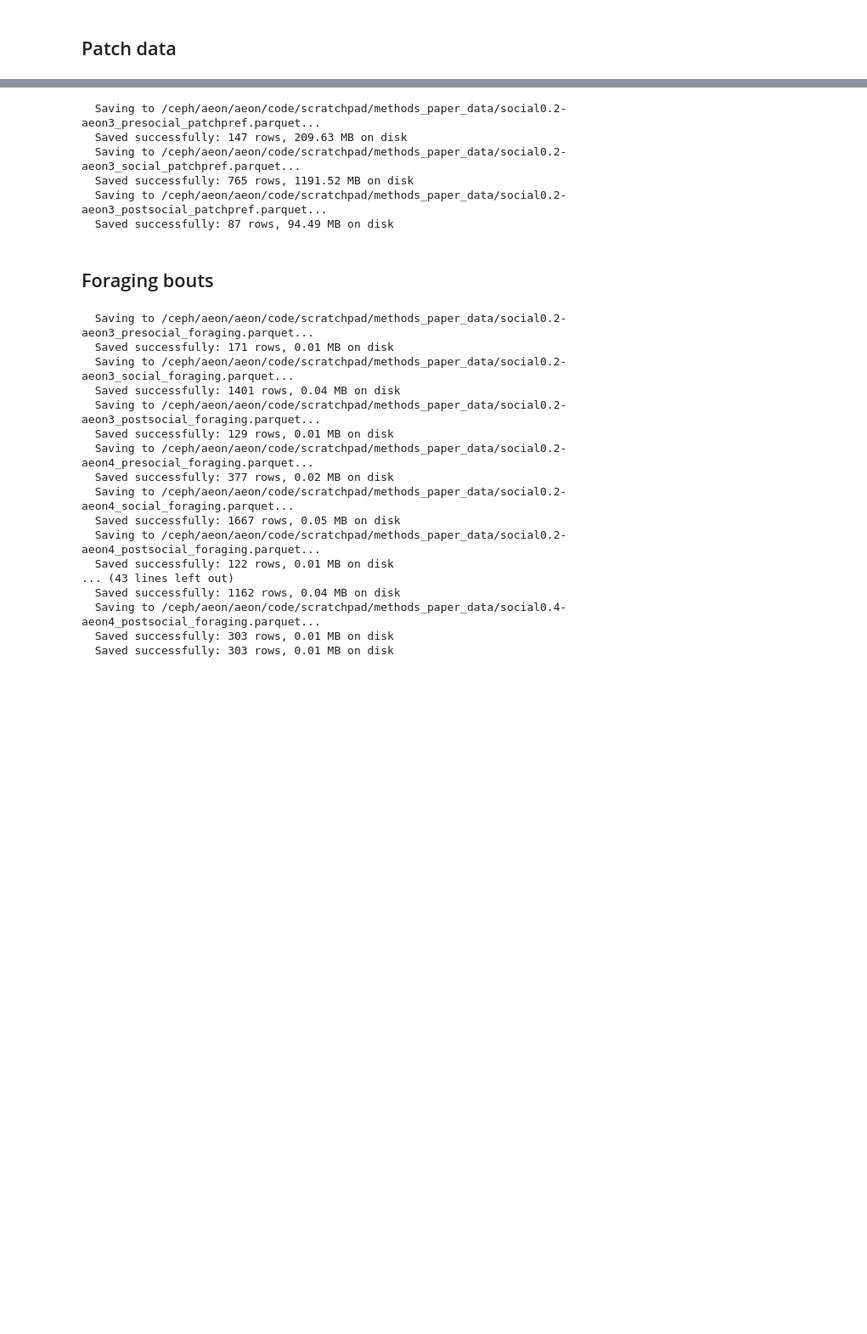
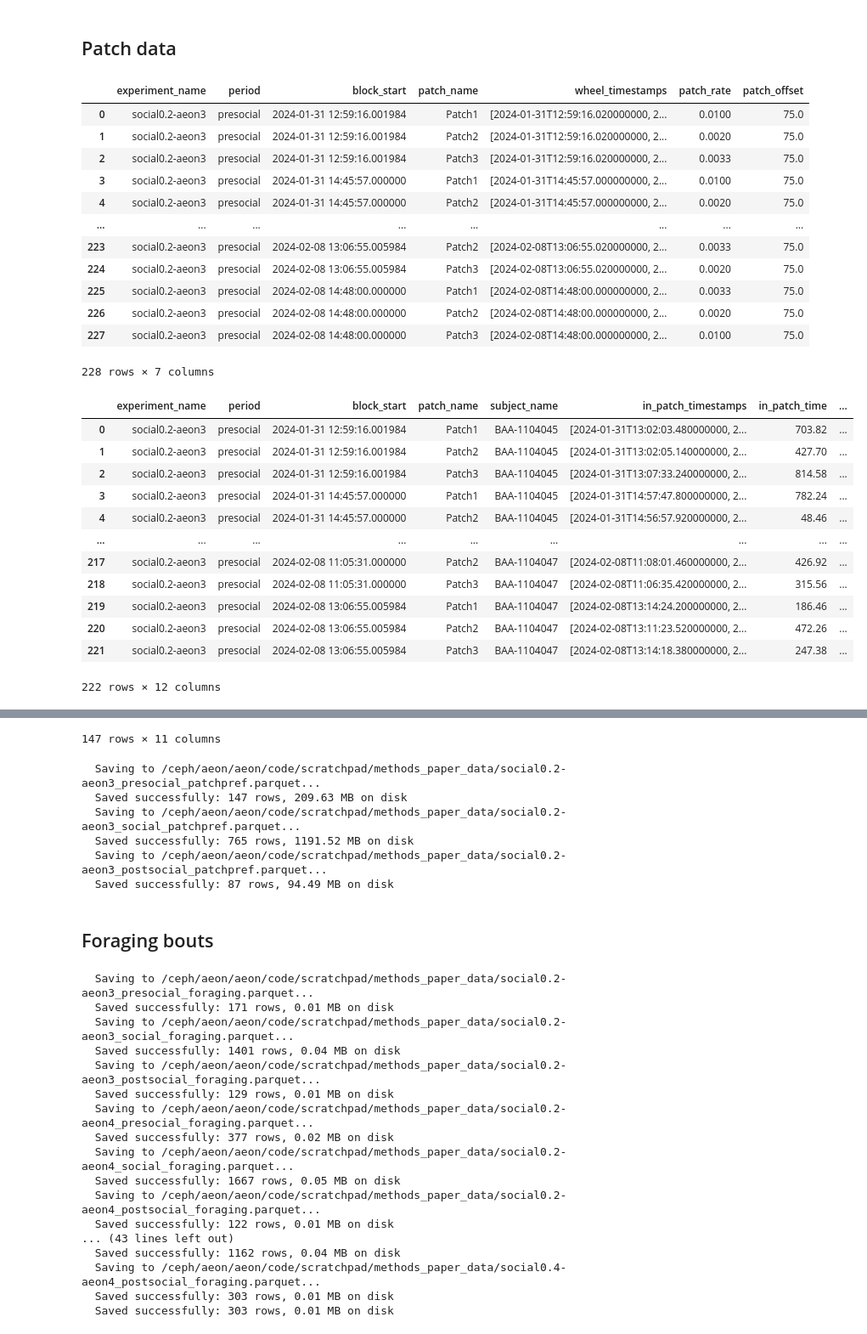
Before and after one commit to SainsburyWellcomeCentre/aeon_scratchpad, a Jupyter notebook: aeon_analysis/aeon_methods_paper/dj_data_loading.ipynb, the cells around one changed output, grey strips where cells are left out. Shown at 85% size. Cells and saved outputs as stored; diff of their text form; code cells hidden in the pictures; blank space fills up the shorter version.

Commit message:
cleaned up patch and patchpref data to save

```diff
--- a/aeon_analysis/aeon_methods_paper/dj_data_loading.ipynb
+++ b/aeon_analysis/aeon_methods_paper/dj_data_loading.ipynb
@@ -113,6 +120,7 @@ patch_info_dict = {}
 subject_patch_data_dict = {}
 subject_patch_pref_dict = {}
 
+experiments = [experiments[0]]
 for exp in experiments:
     key = {"experiment_name": exp["name"]}
 
@@ -143,25 +151,23 @@ for exp in experiments:
             ["final_preference_by_time", "final_preference_by_wheel"]
         )
 
-        # Convert patch_info list to DataFrame right away
-        if patch_info:
-            patch_info_df = pd.DataFrame(patch_info)
-            # Add experiment_name if not already present
-            if 'experiment_name' not in patch_info_df.columns:
-                patch_info_df.insert(0, 'experiment_name', exp["name"])
+        # Extra processing on patch_info
+        if not patch_info.empty:
+
+            # Add experiment_name and period columns for reference
+            patch_info.insert(0, "experiment_name", exp["name"])
+            patch_info.insert(1, "period", period_name)
+
+        # Extra processing on block_subject_patch_data
+        if not block_subject_patch_data.empty:
+
             # Add period column for reference
-            patch_info_df['period'] = period_name
-        else:
-            patch_info_df = pd.DataFrame()  # Empty DataFrame
+            block_subject_patch_data.insert(1, "period", period_name)
 
-        # Filter out dummy patches
-        if not block_subject_patch_data.empty:
+            # Remove dummy patches
             block_subject_patch_data = block_subject_patch_data[
                 ~block_subject_patch_data["patch_name"].str.contains("PatchDummy")
             ]
-
-            # Add experiment name as a column
-            block_subject_patch_data.insert(0, "experiment_name", exp["name"])
 
             # For pre-social and post-social periods check n_subjects per block (should == 1)
             if period_name in ["presocial", "postsocial"]:
@@ -174,7 +180,16 @@ for exp in experiments:
                         f"subject being tracked. Data needs to be fixed or cleaned."
                     )
 
-            # ensure timestamps are correct type (datetime64[ns])
+        if not block_subject_patch_pref.empty:
+            # Add period column for reference
+            block_subject_patch_pref.insert(1, "period", period_name)
+
+            # Remove dummy patches
+            block_subject_patch_pref = block_subject_patch_pref[
+                ~block_subject_patch_pref["patch_name"].str.contains("PatchDummy")
+            ]
+
+            # Ensure timestamps are correct type (datetime64[ns])
             if 'pellet_timestamps' in block_subject_patch_data.columns:
                 block_subject_patch_data['pellet_timestamps'] = block_subject_patch_data['pellet_timestamps'].apply(ensure_ts_arr_datetime)
 
@@ -185,6 +200,37 @@ for exp in experiments:
                 block_subject_patch_data['in_patch_timestamps'] = block_subject_patch_data['in_patch_timestamps'].apply(ensure_ts_arr_datetime)
 
         # Store the data (patch_info as DataFrame now)
-        patch_info_dict[exp["name"]][period_name] = patch_info_df
+        patch_info_dict[exp["name"]][period_name] = patch_info
         subject_patch_data_dict[exp["name"]][period_name] = block_subject_patch_data
         subject_patch_pref_dict[exp["name"]][period_name] = block_subject_patch_pref
+# %%
+display(patch_info)
+display(block_subject_patch_data)
+display(block_subject_patch_pref)
+# %% [output]
+|  | experiment_name | period | block_start | patch_name | wheel_timestamps | patch_rate | patch_offset |
+| 0 | social0.2-aeon3 | presocial | 2024-01-31 12:59:16.001984 | Patch1 | [2024-01-31T12:59:16.020000000, 2... | 0.0100 | 75.0 |
+| 1 | social0.2-aeon3 | presocial | 2024-01-31 12:59:16.001984 | Patch2 | [2024-01-31T12:59:16.020000000, 2... | 0.0020 | 75.0 |
+| 2 | social0.2-aeon3 | presocial | 2024-01-31 12:59:16.001984 | Patch3 | [2024-01-31T12:59:16.020000000, 2... | 0.0033 | 75.0 |
+| 3 | social0.2-aeon3 | presocial | 2024-01-31 14:45:57.000000 | Patch1 | [2024-01-31T14:45:57.000000000, 2... | 0.0100 | 75.0 |
+| 4 | social0.2-aeon3 | presocial | 2024-01-31 14:45:57.000000 | Patch2 | [2024-01-31T14:45:57.000000000, 2... | 0.0020 | 75.0 |
+| ... | ... | ... | ... | ... | ... | ... | ... |
+| 223 | social0.2-aeon3 | presocial | 2024-02-08 13:06:55.005984 | Patch2 | [2024-02-08T13:06:55.020000000, 2... | 0.0033 | 75.0 |
+| 224 | social0.2-aeon3 | presocial | 2024-02-08 13:06:55.005984 | Patch3 | [2024-02-08T13:06:55.020000000, 2... | 0.0020 | 75.0 |
+| 225 | social0.2-aeon3 | presocial | 2024-02-08 14:48:00.000000 | Patch1 | [2024-02-08T14:48:00.000000000, 2... | 0.0033 | 75.0 |
+| 226 | social0.2-aeon3 | presocial | 2024-02-08 14:48:00.000000 | Patch2 | [2024-02-08T14:48:00.000000000, 2... | 0.0020 | 75.0 |
+| 227 | social0.2-aeon3 | presocial | 2024-02-08 14:48:00.000000 | Patch3 | [2024-02-08T14:48:00.000000000, 2... | 0.0100 | 75.0 |
+228 rows × 7 columns
+|  | experiment_name | period | block_start | patch_name | subject_name | in_patch_timestamps | in_patch_time | ... |
+| 0 | social0.2-aeon3 | presocial | 2024-01-31 12:59:16.001984 | Patch1 | BAA-1104045 | [2024-01-31T13:02:03.480000000, 2... | 703.82 | ... |
+| 1 | social0.2-aeon3 | presocial | 2024-01-31 12:59:16.001984 | Patch2 | BAA-1104045 | [2024-01-31T13:02:05.140000000, 2... | 427.70 | ... |
+| 2 | social0.2-aeon3 | presocial | 2024-01-31 12:59:16.001984 | Patch3 | BAA-1104045 | [2024-01-31T13:07:33.240000000, 2... | 814.58 | ... |
+| 3 | social0.2-aeon3 | presocial | 2024-01-31 14:45:57.000000 | Patch1 | BAA-1104045 | [2024-01-31T14:57:47.800000000, 2... | 782.24 | ... |
+| 4 | social0.2-aeon3 | presocial | 2024-01-31 14:45:57.000000 | Patch2 | BAA-1104045 | [2024-01-31T14:56:57.920000000, 2... | 48.46 | ... |
+| ... | ... | ... | ... | ... | ... | ... | ... | ... |
+| 217 | social0.2-aeon3 | presocial | 2024-02-08 11:05:31.000000 | Patch2 | BAA-1104047 | [2024-02-08T11:08:01.460000000, 2... | 426.92 | ... |
+| 218 | social0.2-aeon3 | presocial | 2024-02-08 11:05:31.000000 | Patch3 | BAA-1104047 | [2024-02-08T11:06:35.420000000, 2... | 315.56 | ... |
+| 219 | social0.2-aeon3 | presocial | 2024-02-08 13:06:55.005984 | Patch1 | BAA-1104047 | [2024-02-08T13:14:24.200000000, 2... | 186.46 | ... |
+| 220 | social0.2-aeon3 | presocial | 2024-02-08 13:06:55.005984 | Patch2 | BAA-1104047 | [2024-02-08T13:11:23.520000000, 2... | 472.26 | ... |
+| 221 | social0.2-aeon3 | presocial | 2024-02-08 13:06:55.005984 | Patch3 | BAA-1104047 | [2024-02-08T13:14:18.380000000, 2... | 247.38 | ... |
+222 rows × 12 columns
@@ -191,3 +249,4 @@ for exp in experiments:
+147 rows × 11 columns
 # %%
 # Save the data to parquet files
 save_all_experiment_data(
```
Also changed, not shown: parts of 4 cells of this notebook.
